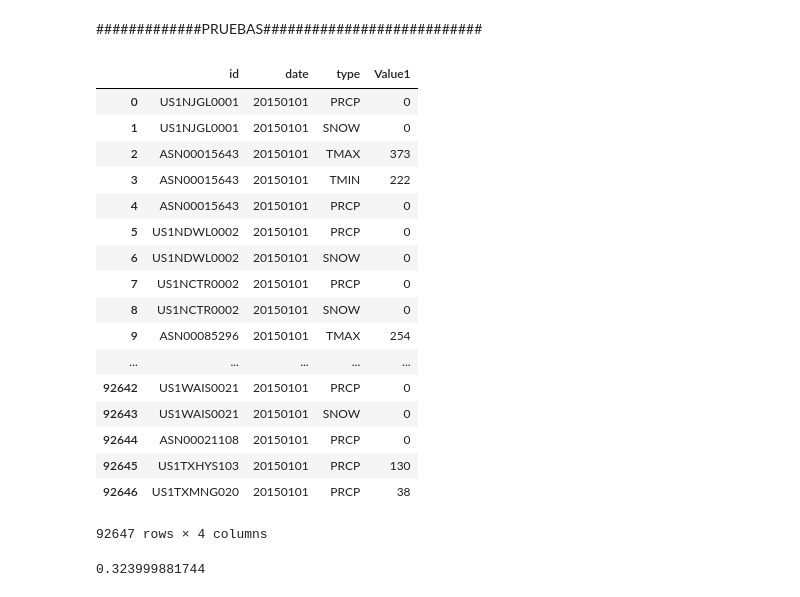
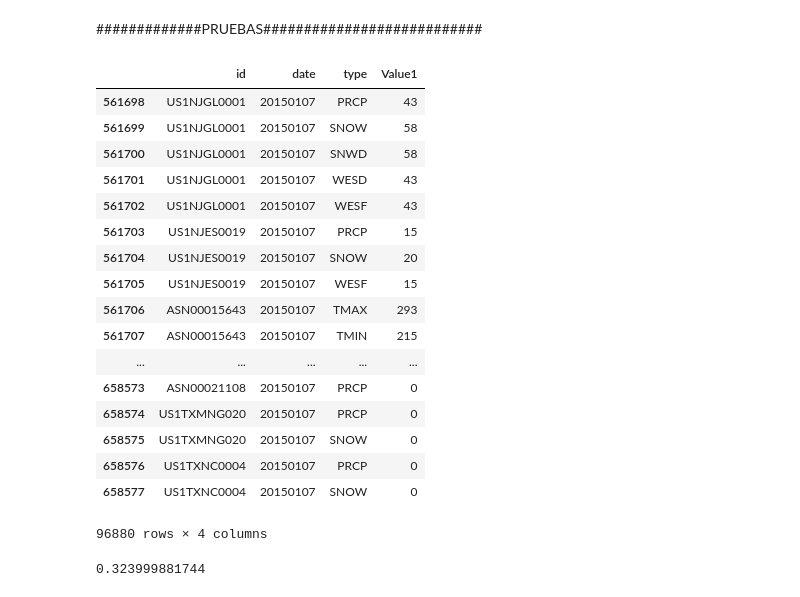
Before and after one commit to EMayorga/TFM, a Jupyter notebook: WEATHER.ipynb, the cells around one changed output. Saved outputs shown, nothing was run; the diff lists cells and outputs as text; code cells hidden in the pictures.

Commit message:
subida script
script weather

```diff
--- a/WEATHER.ipynb
+++ b/WEATHER.ipynb
@@ -225,0 +312,9 @@ print x.shape
+# %%
+vuelos = pd.read_csv('vuelos.csv', sep=',',low_memory=False, )
+vuelos.rename(columns={'Unnamed: 0': 'index'}, inplace=True)
+vuelosSinTratar = vuelos[vuelos['TAVG_o'].isnull()]
+vuelosTratados = vuelos[vuelos['TAVG_o'].notnull()]
+print vuelosSinTratar.shape
+print vuelosTratados.shape
+x = vuelosSinTratar[vuelosSinTratar['anyoSalida']==2016]
+print x.shape
@@ -226,8 +329,8 @@ print x.shape
 # %%
 def functionWeatherDay(month, day):
     u = int(month+day)
-    weatherdf = weather2015
-    weatherdf = weatherdf[weatherdf['date']-20150000==u]
+    weatherdf = weather2016
+    weatherdf = weatherdf[weatherdf['date']-20160000==u]
     return weatherdf
 # %%
 def functionPlus(year, month, day):
@@ -275,14 +496,17 @@ def functionPlus(year, month, day):
 # %%
 dia = 1
-mes = 3
-anyo = 2015
+mes = 1
+anyo = 2016
 # %%
-mesw = str(mes)
-for dia in range(1,32):
-    diaw = str(dia)
-    if dia < 10:
-        diaw = '0'+diaw
+for mes in range(7,8):
+    print 'empiezo el mes', mes
+    mesw = str(mes)
+    for dia in range(1,32):
+        print 'empiezo el dia - ' ,dia
+        diaw = str(dia)
+        if dia < 10:
+            diaw = '0'+diaw
 
-    weatherdf = functionWeatherDay(mesw,diaw)
-    functionPlus(anyo,mes,dia)
+        weatherdf = functionWeatherDay(mesw,diaw)
+        functionPlus2(anyo,mes,dia)
 # %% [output]
@@ -359,24 +610,24 @@ del weatherdf['Value5']
 # %%
-weatherdf[weatherdf['date']-20150000==101]
+weatherdf[weatherdf['date']-20150000==107]
 # %% [output]
 |  | id | date | type | Value1 |
-| 0 | US1NJGL0001 | 20150101 | PRCP | 0 |
-| 1 | US1NJGL0001 | 20150101 | SNOW | 0 |
-| 2 | ASN00015643 | 20150101 | TMAX | 373 |
-| 3 | ASN00015643 | 20150101 | TMIN | 222 |
-| 4 | ASN00015643 | 20150101 | PRCP | 0 |
-| 5 | US1NDWL0002 | 20150101 | PRCP | 0 |
-| 6 | US1NDWL0002 | 20150101 | SNOW | 0 |
-| 7 | US1NCTR0002 | 20150101 | PRCP | 0 |
-| 8 | US1NCTR0002 | 20150101 | SNOW | 0 |
-| 9 | ASN00085296 | 20150101 | TMAX | 254 |
+| 561698 | US1NJGL0001 | 20150107 | PRCP | 43 |
+| 561699 | US1NJGL0001 | 20150107 | SNOW | 58 |
+| 561700 | US1NJGL0001 | 20150107 | SNWD | 58 |
+| 561701 | US1NJGL0001 | 20150107 | WESD | 43 |
+| 561702 | US1NJGL0001 | 20150107 | WESF | 43 |
+| 561703 | US1NJES0019 | 20150107 | PRCP | 15 |
+| 561704 | US1NJES0019 | 20150107 | SNOW | 20 |
+| 561705 | US1NJES0019 | 20150107 | WESF | 15 |
+| 561706 | ASN00015643 | 20150107 | TMAX | 293 |
+| 561707 | ASN00015643 | 20150107 | TMIN | 215 |
 | ... | ... | ... | ... | ... |
-| 92642 | US1WAIS0021 | 20150101 | PRCP | 0 |
-| 92643 | US1WAIS0021 | 20150101 | SNOW | 0 |
-| 92644 | ASN00021108 | 20150101 | PRCP | 0 |
-| 92645 | US1TXHYS103 | 20150101 | PRCP | 130 |
-| 92646 | US1TXMNG020 | 20150101 | PRCP | 38 |
+| 658573 | ASN00021108 | 20150107 | PRCP | 0 |
+| 658574 | US1TXMNG020 | 20150107 | PRCP | 0 |
+| 658575 | US1TXMNG020 | 20150107 | SNOW | 0 |
+| 658576 | US1TXNC0004 | 20150107 | PRCP | 0 |
+| 658577 | US1TXNC0004 | 20150107 | SNOW | 0 |
-92647 rows × 4 columns
+96880 rows × 4 columns
 # %%
 #Now we extract the data from the climate table
 datatavg = weatherdf[(weatherdf["id"]=='USW00094860')].sort_values("date")
```
Also changed, not shown: parts of 23 cells of this notebook.
